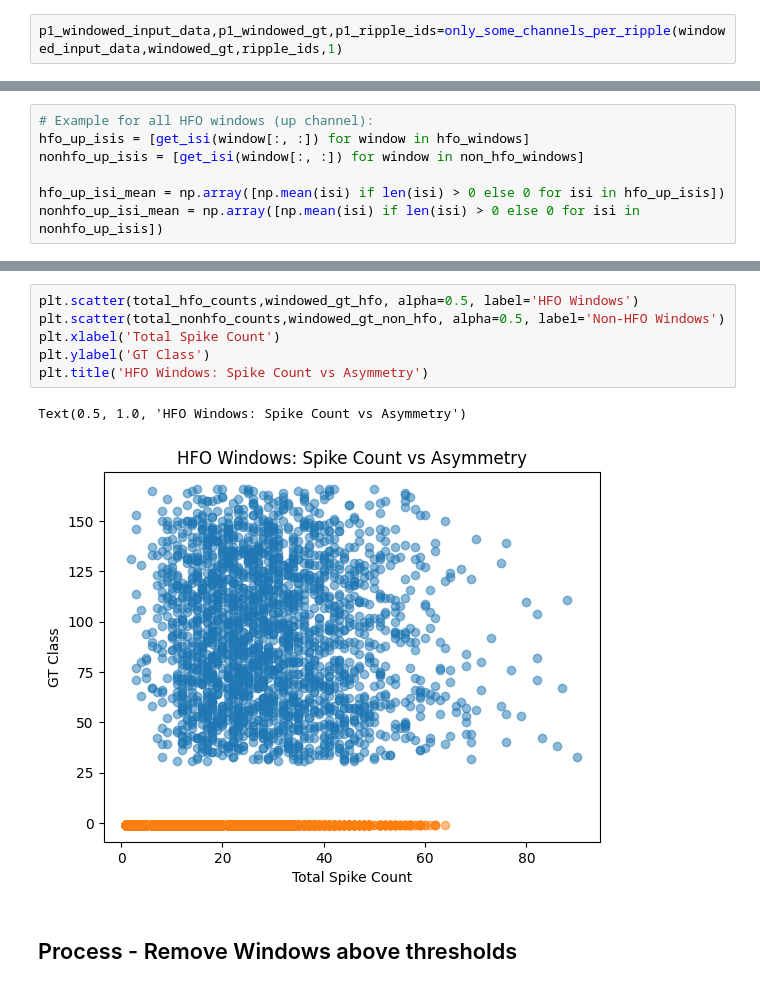
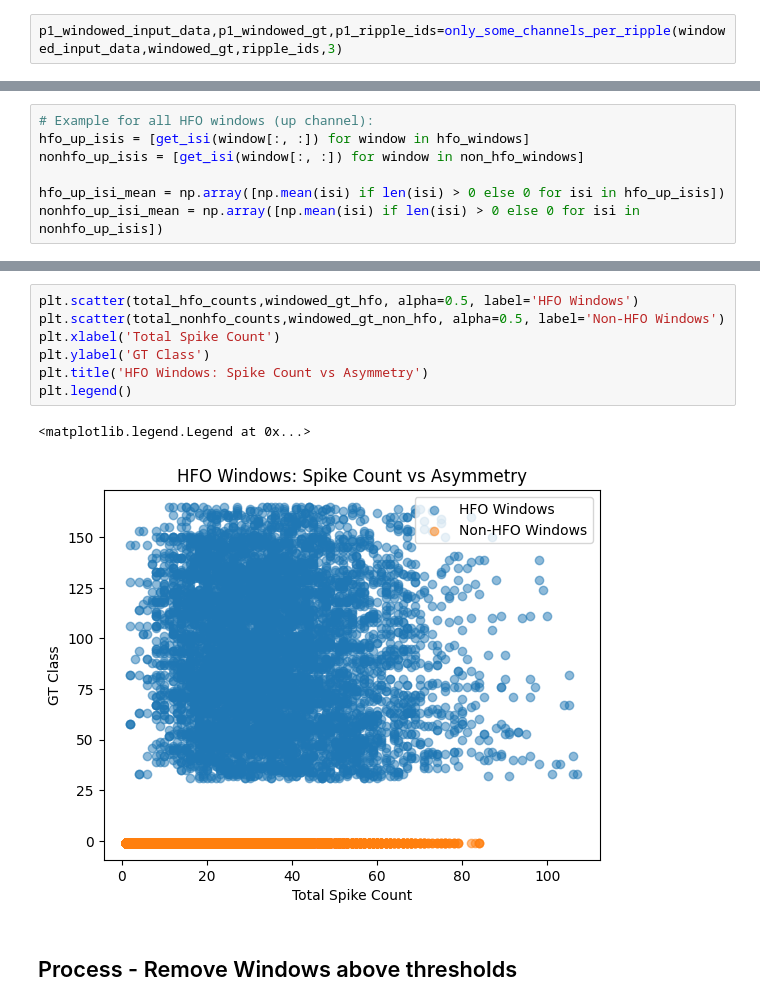
Before and after one commit to pedrofurrix/LAVA_SNN_ripples, a Jupyter notebook: extract_Nripples/train_pedro/evaluate_data.ipynb, the cells around one changed output, grey strips where cells are left out. Drawn from its saved outputs; the diff is of its cells as text.

```diff
--- a/extract_Nripples/train_pedro/evaluate_data.ipynb
+++ b/extract_Nripples/train_pedro/evaluate_data.ipynb
@@ -391,7 +392,7 @@ plt.show()
 # %% [markdown]
 ## Process Windows
 # %%
-p1_windowed_input_data,p1_windowed_gt,p1_ripple_ids=only_some_channels_per_ripple(windowed_input_data,windowed_gt,ripple_ids,1)
+p1_windowed_input_data,p1_windowed_gt,p1_ripple_ids=only_some_channels_per_ripple(windowed_input_data,windowed_gt,ripple_ids,3)
 # %%
 # See GT Class Distribution
 # Set print options to see more elements
@@ -521,12 +522,13 @@ plt.show()
 # %%
 plt.scatter(total_hfo_counts,windowed_gt_hfo, alpha=0.5, label='HFO Windows')
 plt.scatter(total_nonhfo_counts,windowed_gt_non_hfo, alpha=0.5, label='Non-HFO Windows')
 plt.xlabel('Total Spike Count')
 plt.ylabel('GT Class')
 plt.title('HFO Windows: Spike Count vs Asymmetry')
+plt.legend()
 # %% [output]
-Text(0.5, 1.0, 'HFO Windows: Spike Count vs Asymmetry')
+<matplotlib.legend.Legend at 0x...>
-[figure, old version]
+[figure, new version]
 # %% [markdown]
 ## Process - Remove Windows above thresholds
 # %%
```
Also changed, not shown: parts of 35 cells of this notebook, 50 other files.
